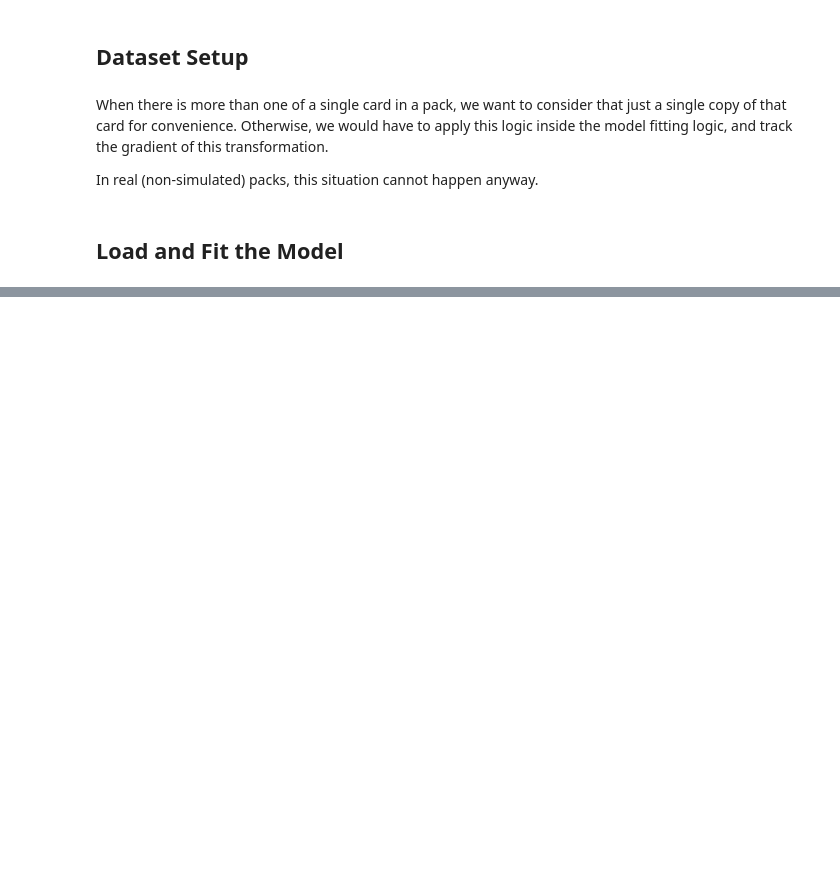
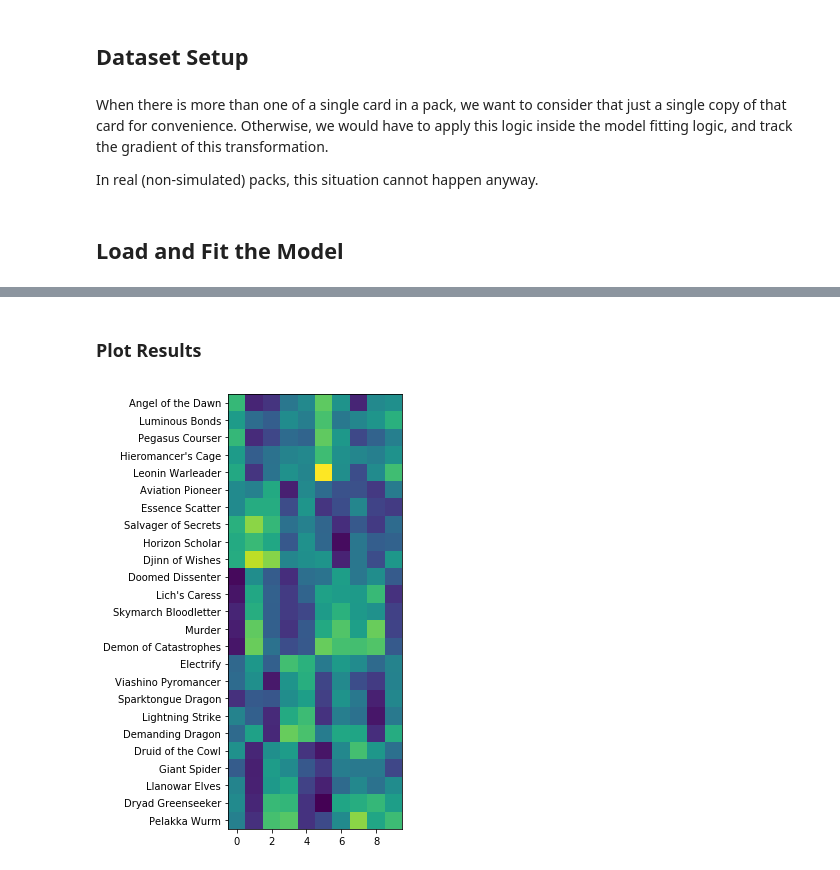
Before and after one commit to madrury/mtg-draftbot, a Jupyter notebook: pytorch-experiments.ipynb, the cells around one changed output, grey strips where cells are left out. Cells and saved outputs as stored; diff of their text form; code cells hidden in the pictures; blank space fills up the shorter version.

Commit message:
Update notebook to use machine learning module.

```diff
--- a/pytorch-experiments.ipynb
+++ b/pytorch-experiments.ipynb
@@ -183,24 +85,5 @@ class DraftBotLearn(torch.nn.Module):
-# %%
-draftbot = DraftBotLearn(n_cards=25, n_archetypes=10)
-batch_losses = []
-
-for epoch in range(N_EPOCHS):
-    print("Epoch", epoch)
-    for batch_num, (Xb, yb) in enumerate(train_batcher):
-        log_probs = draftbot.forward(Xb)
-        #print("Mean Prob Pick:", torch.mean(probs[range(yb.shape[0]), yb]))
-        raw_loss = loss_function(log_probs, yb)
-        regularized_loss = raw_loss + 0.001 * torch.sum(weights ** 2)
-        regularized_loss.backward()
-        with torch.no_grad():
-            batch_losses.append(raw_loss.item())
-            draftbot.weights -= LEARNING_RATE * draftbot.weights.grad
-            draftbot.weights.grad.zero_()
-        if batch_num % 100 == 0:
-            print(np.mean(batch_losses))
-            batch_losses = []
-            #print("Mean Prob Pick:", torch.mean(probs[range(yb.shape[0]), yb]))
-            #print("Current option preferences:", current_option_preferences[0])
-            #print("Current probs:", probs[0])
+# %% [markdown]
+### Plot Results
 # %%
-weights_df = pd.DataFrame(weights.detach().numpy(), index=y_names_mapping.values())
+weights_df = pd.DataFrame(draftbot.weights.detach().numpy(),
+                          index=y_names_mapping.values())
@@ -209,13 +90,8 @@ weights_df
 # %%
-fig, ax = plt.subplots(figsize=(12, 12))
+fig, ax = plt.subplots(figsize=(4, 8))
 
-ax.imshow(weights_df.T.corr().values)
-
-ax.set_xticks(np.arange(len(weights_df)))
+ax.imshow(weights_df.values)
 ax.set_yticks(np.arange(len(weights_df)))
-# ... and label them with the respective list entries
-ax.set_xticklabels(weights_df.index)
-ax.set_yticklabels(weights_df.index)
-
-_ = plt.setp(ax.get_xticklabels(), rotation=45, ha="right",
-         rotation_mode="anchor")
+_ = ax.set_yticklabels(weights_df.index)
+# %% [output]
+[figure, added]
```
Also changed, not shown: parts of 33 cells of this notebook.
